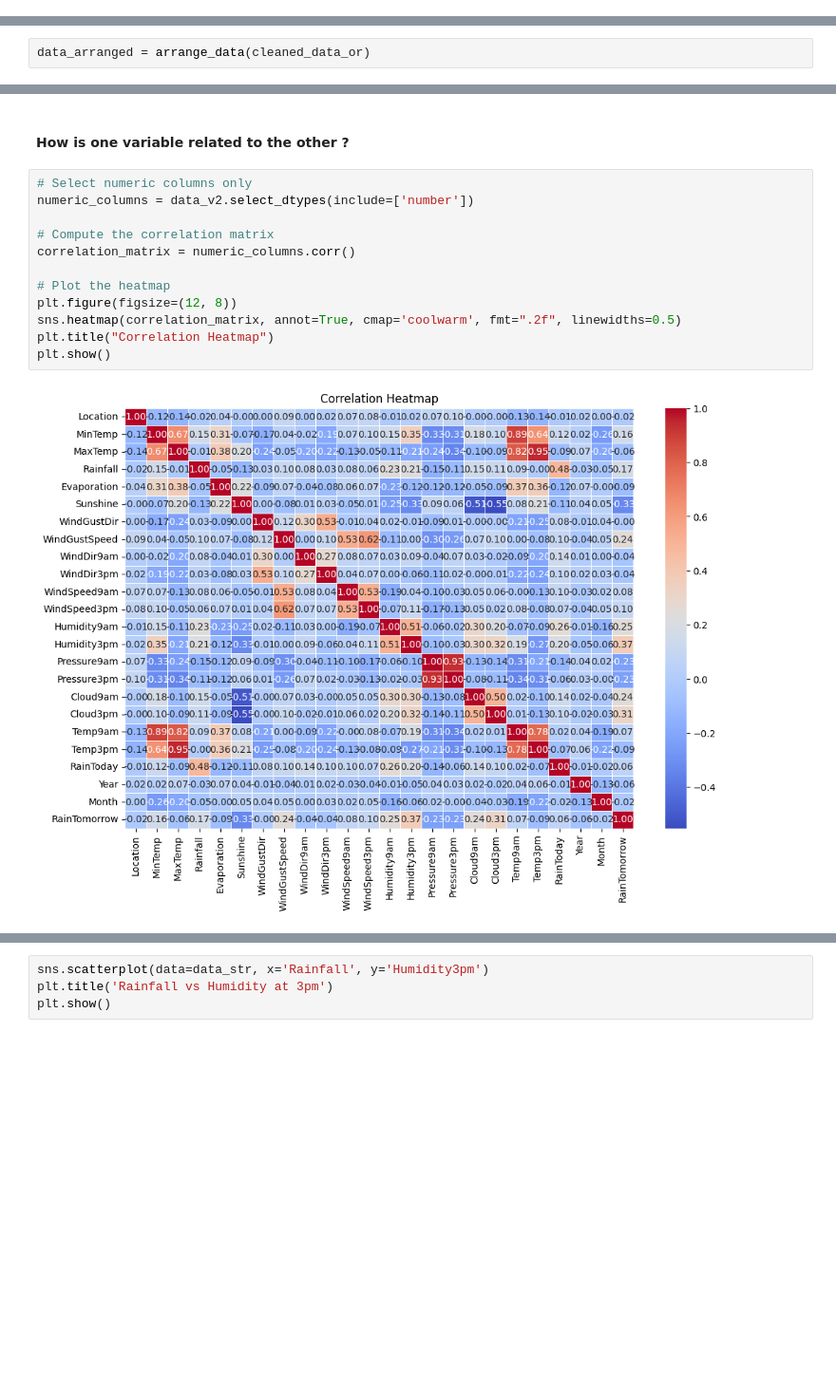
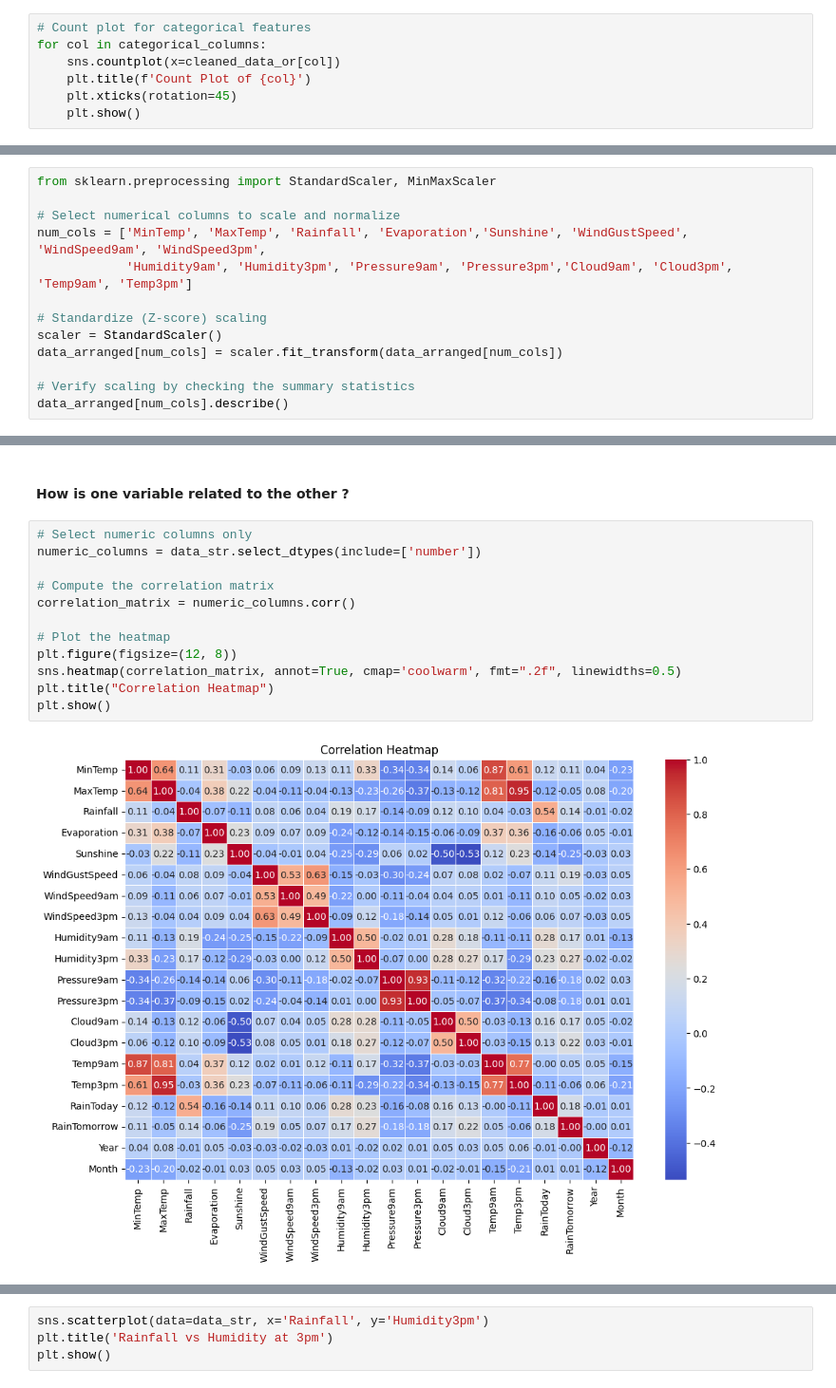
Before and after one commit to ahmed3mi4/DataScience, a Jupyter notebook: data-science-project.ipynb, the cells around one changed output, grey strips where cells are left out. Shown at 95% size. Drawn from its saved outputs; the diff is of its cells as text; blank space fills up the shorter version.

Commit message:
before visual

```diff
--- a/data-science-project.ipynb
+++ b/data-science-project.ipynb
@@ -407,3 +361,10 @@ for col in numerical_columns:
 [figure]
 [figure]
 ... (4 outputs left out)
+# %%
+# Count plot for categorical features
+for col in categorical_columns:
+    sns.countplot(x=cleaned_data_or[col])
+    plt.title(f'Count Plot of {col}')
+    plt.xticks(rotation=45)
+    plt.show()
@@ -527,3 +496,16 @@ plt.tight_layout()
 plt.show()
 # %% [output]
 [figure]
+# %%
+from sklearn.preprocessing import StandardScaler, MinMaxScaler
+
+# Select numerical columns to scale and normalize
+num_cols = ['MinTemp', 'MaxTemp', 'Rainfall', 'Evaporation','Sunshine', 'WindGustSpeed', 'WindSpeed9am', 'WindSpeed3pm',
+            'Humidity9am', 'Humidity3pm', 'Pressure9am', 'Pressure3pm','Cloud9am', 'Cloud3pm', 'Temp9am', 'Temp3pm']
+
+# Standardize (Z-score) scaling
+scaler = StandardScaler()
+data_arranged[num_cols] = scaler.fit_transform(data_arranged[num_cols])
+
+# Verify scaling by checking the summary statistics
+data_arranged[num_cols].describe()
@@ -574,2 +554,0 @@ def arrange_data(df):
-# %%
-data_arranged = arrange_data(cleaned_data_or)
@@ -1030,15 +847,15 @@ data_v2.duplicated().sum()
 #### How is one variable related to the other ?
 # %%
 # Select numeric columns only
-numeric_columns = data_v2.select_dtypes(include=['number'])
+numeric_columns = data_str.select_dtypes(include=['number'])
 
 # Compute the correlation matrix
 correlation_matrix = numeric_columns.corr()
 
 # Plot the heatmap
 plt.figure(figsize=(12, 8))
 sns.heatmap(correlation_matrix, annot=True, cmap='coolwarm', fmt=".2f", linewidths=0.5)
 plt.title("Correlation Heatmap")
 plt.show()
 # %% [output]
-[figure, old version]
+[figure, new version]
```
Also changed, not shown: parts of 47 cells of this notebook.
